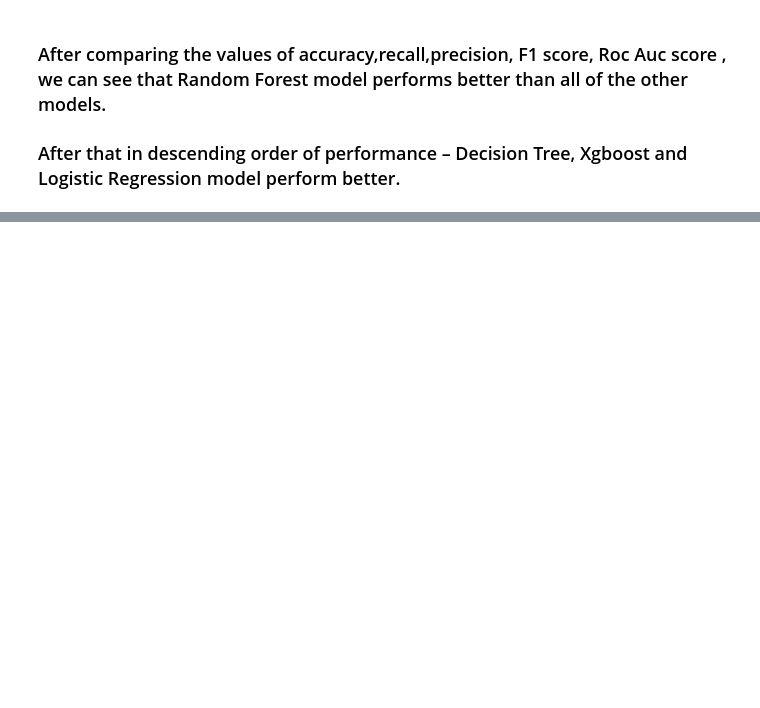
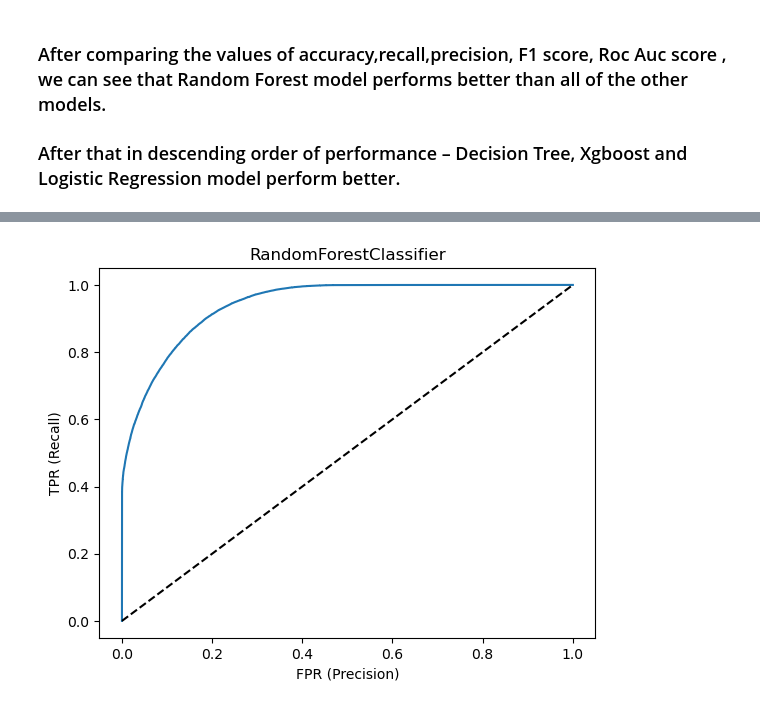
Before and after one commit to Prashant-Richhariya/Vehicle-Insurance-Cross-Sell-Prediction-Project, a Jupyter notebook: Vehicle Insurance Cross Sell Prediction.ipynb, the cells around one changed output, grey strips where cells are left out. Drawn from its saved outputs; the diff is of its cells as text; code cells hidden in the pictures; blank space fills up the shorter version.

```diff
--- a/Vehicle Insurance Cross Sell Prediction.ipynb
+++ b/Vehicle Insurance Cross Sell Prediction.ipynb
@@ -873,0 +895,16 @@ result
+# %%
+# #Hyperparameter Tuning on RandomForestClassifier
+
+rf = RandomForestClassifier(random_state=40)
+#Cross validation and hyperparameter tuning
+rf_bayes = BayesSearchCV(estimator= rf,
+                         search_spaces = {
+                          'max_depth': Integer(2,100),
+                          'min_samples_leaf': Integer(1,100),
+                          'min_samples_split': Integer(2,100),
+                          'n_estimators': Integer(1,140),
+                          'max_features': ["auto", "sqrt", "log2"]
+                        },
+                       cv = 5, verbose=2, scoring='accuracy',n_iter=10)
+
+rf_bayes.fit(X_train,y_train)
@@ -873,0 +952,2 @@ result
+# %%
+rf_model_probability = rf_bayes.best_estimator_.predict_proba(X_test)[:,1]
@@ -873,0 +980,14 @@ result
+# %%
+# performance and evaluation
+from sklearn.metrics import roc_curve
+fpr, tpr, _ = roc_curve(y_test,rf_model_probability)
+
+plt.title('RandomForestClassifier')
+plt.xlabel('FPR (Precision)')
+plt.ylabel('TPR (Recall)')
+
+plt.plot(fpr,tpr)
+plt.plot((0,1), ls='dashed',color='black')
+plt.show()
+# %% [output]
+[figure, added]
```
Also changed, not shown: parts of 31 cells of this notebook.
